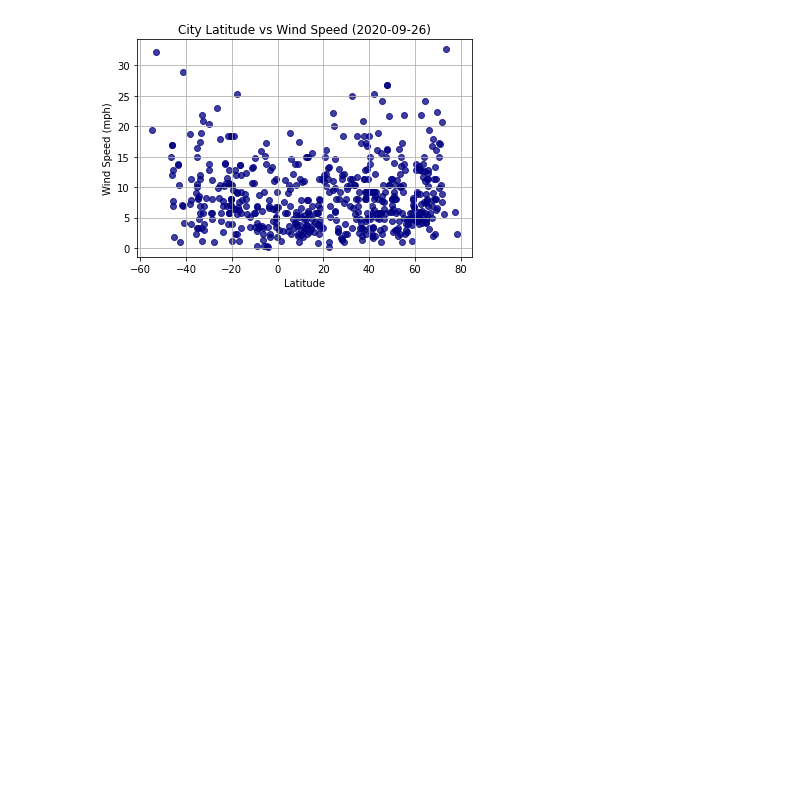
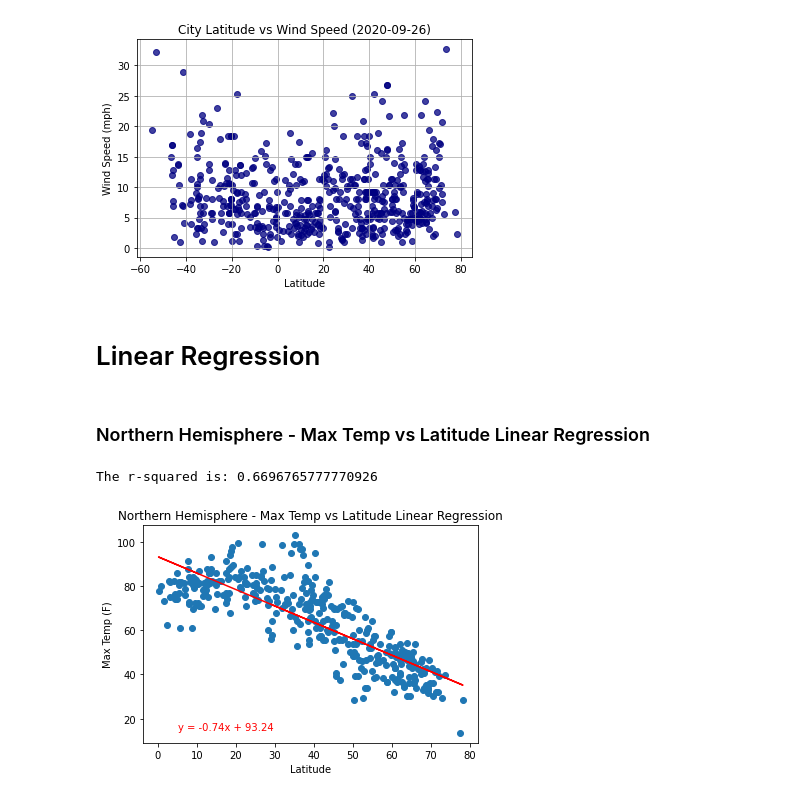
Before and after one commit to cmoeser5/City-Weather, a Jupyter notebook: WeatherPy/WeatherPy.ipynb, the cells around one changed output. Saved outputs shown, nothing was run; the diff lists cells and outputs as text; code cells hidden in the pictures; blank space fills up the shorter version.

Commit message:
add northern and southern max temp plots

```diff
--- a/WeatherPy/WeatherPy.ipynb
+++ b/WeatherPy/WeatherPy.ipynb
@@ -270,3 +274,40 @@ plt.savefig("output_data/Latitude_vs_Wind_Speed_scatter.png")
 plt.show()
 # %% [output]
 [figure]
+# %% [markdown]
+# Linear Regression
+# %%
+# create linear regression function
+def linear_regression(x_value, y_value):
+    (slope, intercept, rvalue, pvalue, stderr) = linregress(x_value, y_value)
+    regress_values = x_value * slope + intercept
+    eq = "y = " + str(round(slope, 2)) + "x + " + str(round(intercept, 2))
+    plt.scatter(x_value, y_value)
+    plt.plot(x_value, regress_values, "r-")
+    return [eq, rvalue]
+
+
+def annotate(eq, a, b):
+    plt.annotate(eq, (a, b), fontsize=10, color="red")
+# %%
+# northern and southern hemisphere dataframes
+north = city_df.loc[city_df["Lat"] >= 0]
+north_df = pd.DataFrame(north)
+
+south = city_df.loc[city_df["Lat"] < 0]
+south_df = pd.DataFrame(south)
+# %% [markdown]
+### Northern Hemisphere - Max Temp vs Latitude Linear Regression
+# %%
+equation = linear_regression(north_df["Lat"], north_df["Max Temp"])
+
+annotate(equation[0], 5, 15)
+
+plt.title(f"Northern Hemisphere - Max Temp vs Latitude Linear Regression")
+plt.xlabel("Latitude")
+plt.ylabel("Max Temp (F)")
+print(f"The r-squared is: {equation[1]**2}")
+plt.savefig("output_data/Northern_Hemisphere-Max_Temp_vs_Lat")
+# %% [output]
+The r-squared is: 0.6696765777770926
+[figure, added]
```
Also changed, not shown: parts of 3 cells of this notebook, 2 other files.
